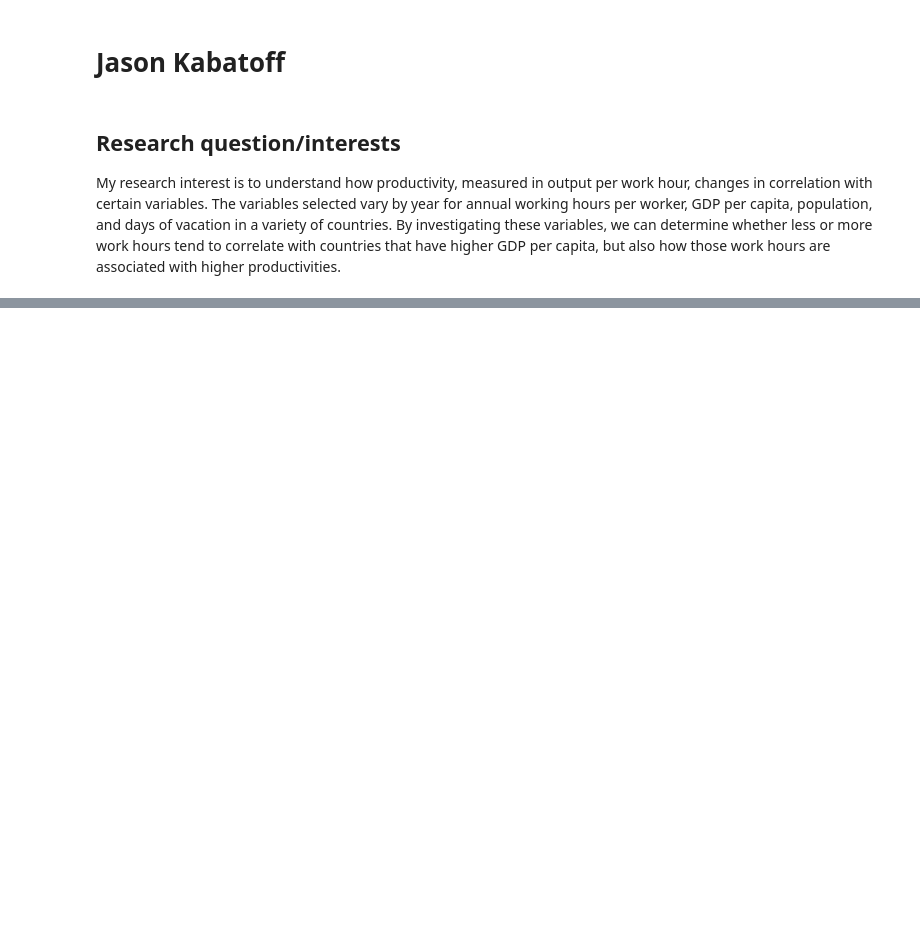
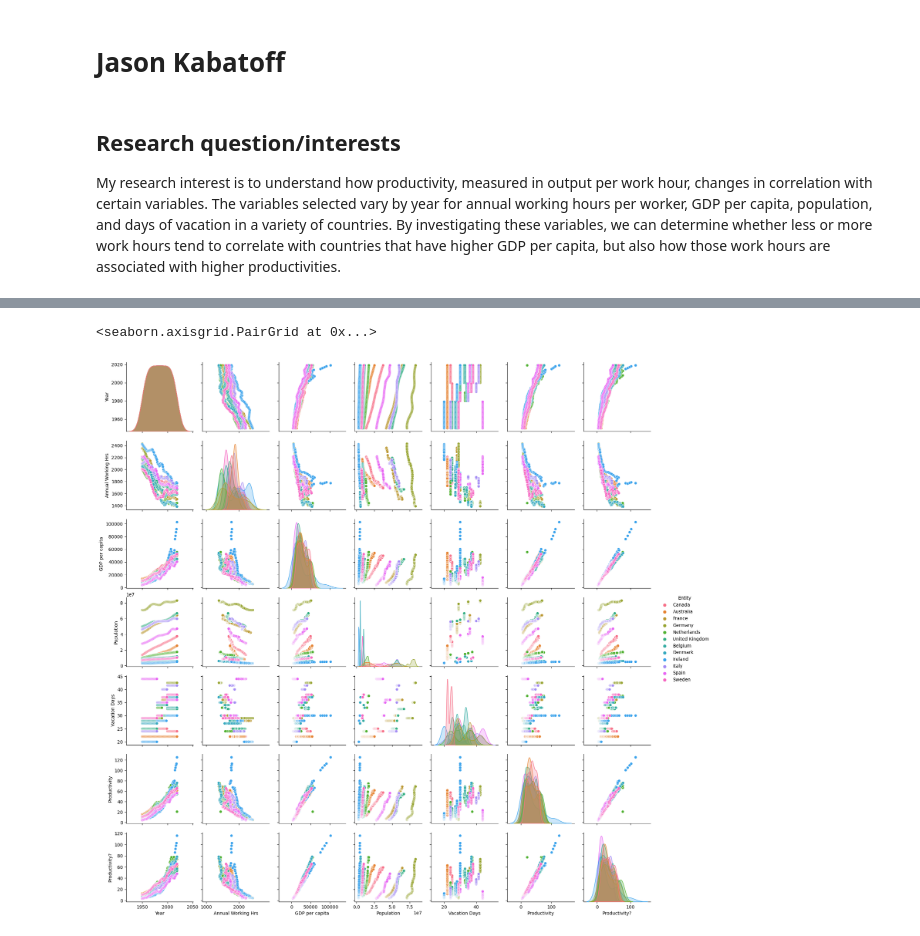
Before and after one commit to ubco-W2022T1-cosc301/project-group17, a Jupyter notebook: notebooks/analysis1.ipynb, the cells around one changed output, grey strips where cells are left out. Drawn from its saved outputs; the diff is of its cells as text; code cells hidden in the pictures; blank space fills up the shorter version.

```diff
--- a/notebooks/analysis1.ipynb
+++ b/notebooks/analysis1.ipynb
@@ -25,0 +97,7 @@ pd.read_csv("../data/processed/cleaned_combined_data.csv")
+# %%
+sns.pairplot(df_s, hue='Entity')
+#From this some trends seem to emerge: as population increases,
+#average working hours decrease or alternatively, as year increases, average working hours decrease).
+# %% [output]
+<seaborn.axisgrid.PairGrid at 0x...>
+[figure, added]
```
Also changed, not shown: parts of 17 cells of this notebook, 1 other file.
